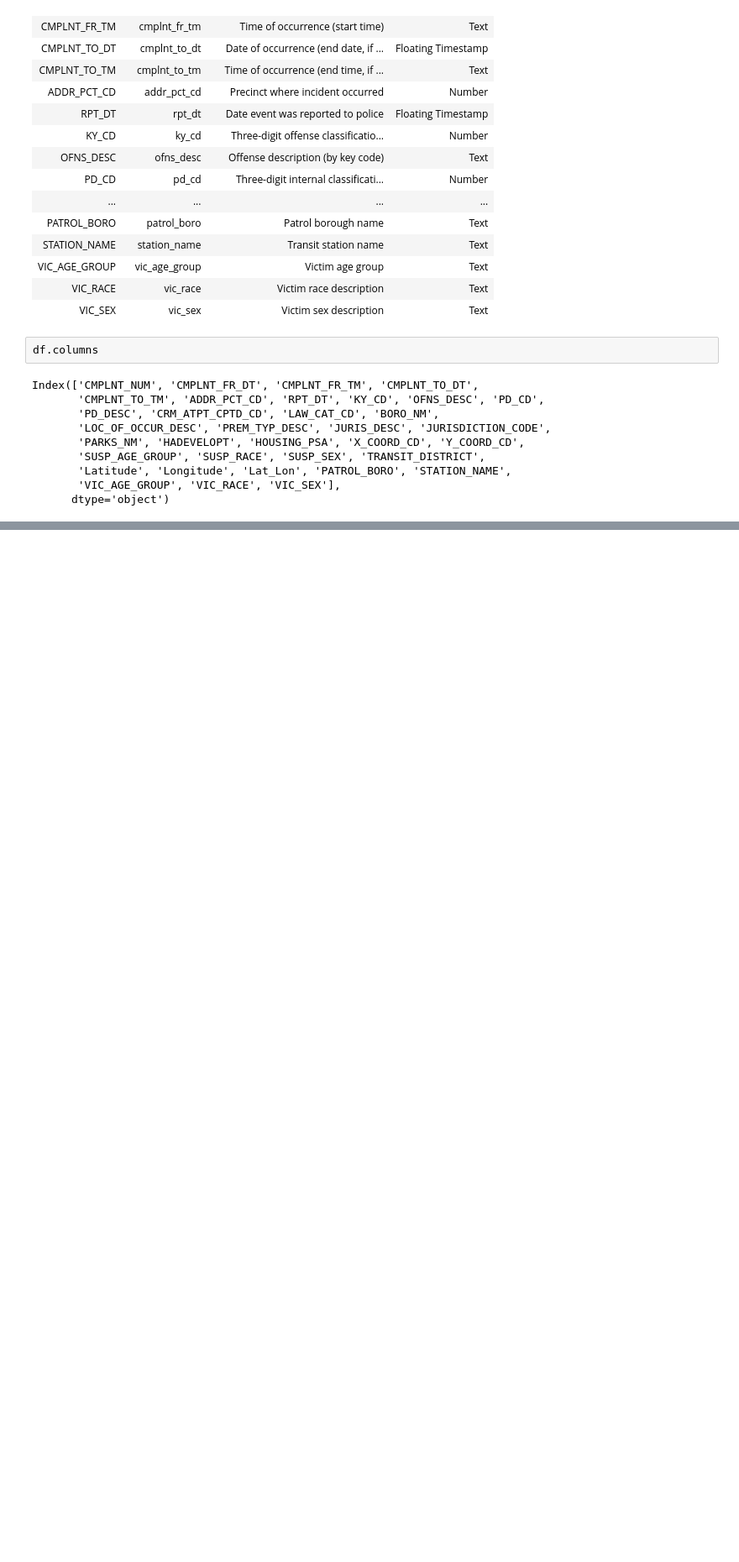
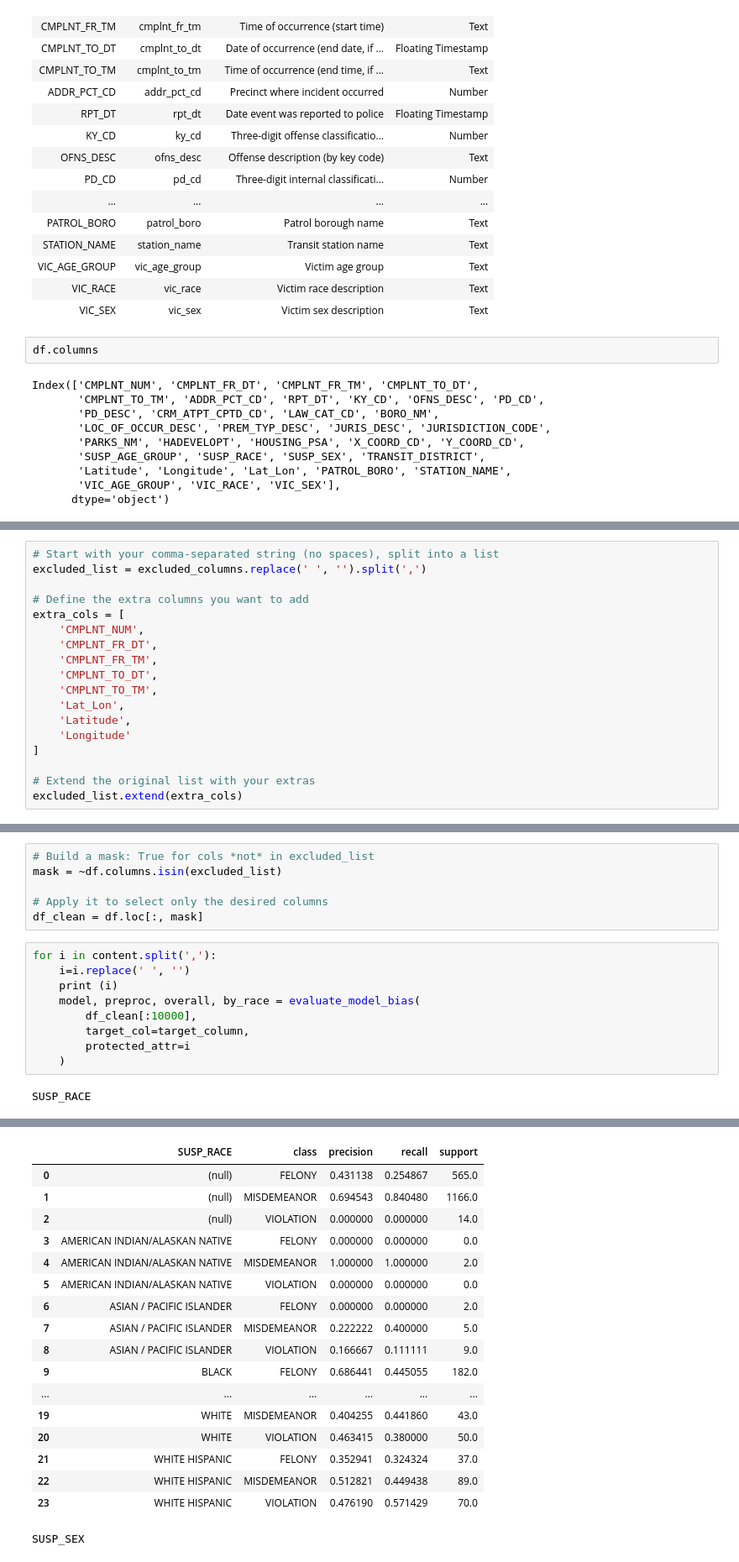
Before and after one commit to kobivan92/dsai2, a Jupyter notebook: bias.ipynb, the cells around one changed output, grey strips where cells are left out. Shown: that part at 84% size. Saved outputs shown, nothing was run; the diff lists cells and outputs as text; blank space fills up the shorter version.

```diff
--- a/bias.ipynb
+++ b/bias.ipynb
@@ -159,0 +298,18 @@ SUSP_RACE, SUSP_SEX, VIC_RACE, VIC_SEX, SUSP_AGE_GROUP, VIC_AGE_GROUP, BORO_NM,
+# %%
+# Start with your comma-separated string (no spaces), split into a list
+excluded_list = excluded_columns.replace(' ', '').split(',')
+
+# Define the extra columns you want to add
+extra_cols = [
+    'CMPLNT_NUM',
+    'CMPLNT_FR_DT',
+    'CMPLNT_FR_TM',
+    'CMPLNT_TO_DT',
+    'CMPLNT_TO_TM',
+    'Lat_Lon',
+    'Latitude',
+    'Longitude'
+]
+
+# Extend the original list with your extras
+excluded_list.extend(extra_cols)
@@ -159,0 +557,17 @@ SUSP_RACE, SUSP_SEX, VIC_RACE, VIC_SEX, SUSP_AGE_GROUP, VIC_AGE_GROUP, BORO_NM,
+# %%
+# Build a mask: True for cols *not* in excluded_list
+mask = ~df.columns.isin(excluded_list)
+
+# Apply it to select only the desired columns
+df_clean = df.loc[:, mask]
+# %%
+for i in content.split(','):
+    i=i.replace(' ', '')
+    print (i)
+    model, preproc, overall, by_race = evaluate_model_bias(
+        df_clean[:10000],
+        target_col=target_column,
+        protected_attr=i
+    )
+# %% [output]
+SUSP_RACE
@@ -159,0 +584,18 @@ SUSP_RACE, SUSP_SEX, VIC_RACE, VIC_SEX, SUSP_AGE_GROUP, VIC_AGE_GROUP, BORO_NM,
+|  | SUSP_RACE | class | precision | recall | support |
+| 0 | (null) | FELONY | 0.431138 | 0.254867 | 565.0 |
+| 1 | (null) | MISDEMEANOR | 0.694543 | 0.840480 | 1166.0 |
+| 2 | (null) | VIOLATION | 0.000000 | 0.000000 | 14.0 |
+| 3 | AMERICAN INDIAN/ALASKAN NATIVE | FELONY | 0.000000 | 0.000000 | 0.0 |
+| 4 | AMERICAN INDIAN/ALASKAN NATIVE | MISDEMEANOR | 1.000000 | 1.000000 | 2.0 |
+| 5 | AMERICAN INDIAN/ALASKAN NATIVE | VIOLATION | 0.000000 | 0.000000 | 0.0 |
+| 6 | ASIAN / PACIFIC ISLANDER | FELONY | 0.000000 | 0.000000 | 2.0 |
+| 7 | ASIAN / PACIFIC ISLANDER | MISDEMEANOR | 0.222222 | 0.400000 | 5.0 |
+| 8 | ASIAN / PACIFIC ISLANDER | VIOLATION | 0.166667 | 0.111111 | 9.0 |
+| 9 | BLACK | FELONY | 0.686441 | 0.445055 | 182.0 |
+| ... | ... | ... | ... | ... | ... |
+| 19 | WHITE | MISDEMEANOR | 0.404255 | 0.441860 | 43.0 |
+| 20 | WHITE | VIOLATION | 0.463415 | 0.380000 | 50.0 |
+| 21 | WHITE HISPANIC | FELONY | 0.352941 | 0.324324 | 37.0 |
+| 22 | WHITE HISPANIC | MISDEMEANOR | 0.512821 | 0.449438 | 89.0 |
+| 23 | WHITE HISPANIC | VIOLATION | 0.476190 | 0.571429 | 70.0 |
+SUSP_SEX
```
Also changed, not shown: parts of 7 cells of this notebook.
